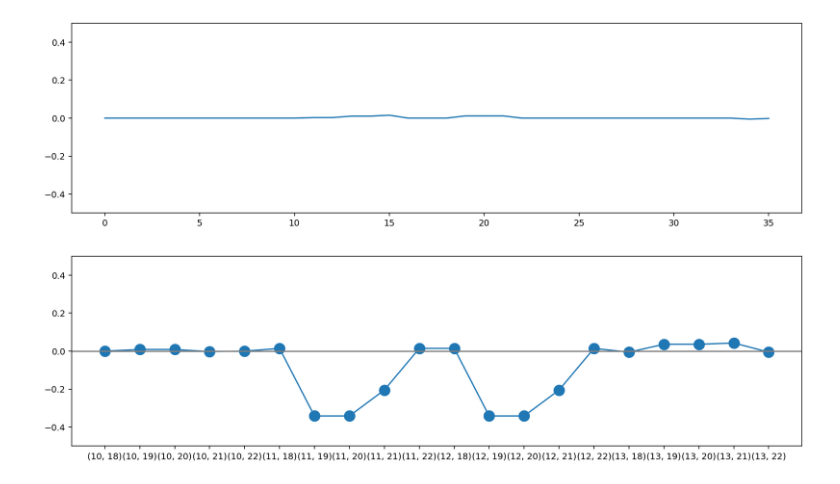
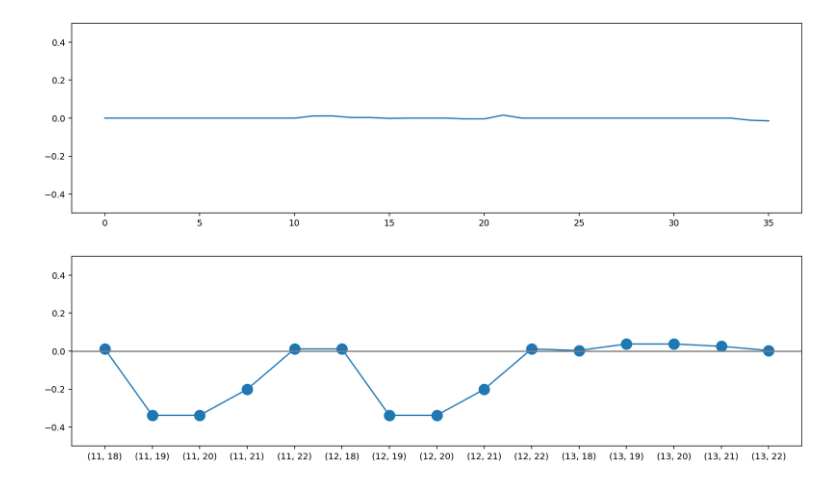
Before and after one commit to hackenbergstefan/securec-sidechannel-study, a Jupyter notebook: analyze/6_elementary.ipynb, the cells around one changed output. Drawn from its saved outputs; the diff is of its cells as text; code cells hidden in the pictures.

```diff
--- a/analyze/6_elementary.ipynb
+++ b/analyze/6_elementary.ipynb
@@ -44,0 +82,27 @@ def asmcapture(number_of_traces, inputfunction, asmcode):
+# %%
+data = asmcapture(
+    target="elmo",
+    number_of_traces=10_000,
+    inputfunction=lambda: randbytes(8),
+    asmcode="""
+        ldr r0, [%0]
+        nop\nnop\nnop\nnop\n
+        nop\nnop\nnop\nnop
+        ldr r1, [%0, #4]
+        """
+)
+# %%
+for label, selection_function in (
+    ("word 0", lambda value, _: sum([lascar.hamming(i) for i in value["input"][0:4]])),
+    ("word 1", lambda value, _: sum([lascar.hamming(i) for i in value["input"][4:8]])),
+    ("XOR", lambda value, _: sum([lascar.hamming(i1 ^ i2) for i1, i2 in zip(value["input"][0:4], value["input"][4:8])])),
+):
+    cpa = cpa_full(
+        dataset=data,
+        selection_function=selection_function,
+        guess_range=range(1),
+    )
+    plt.plot(cpa, label=label)
+
+plt.legend()
+plt.show()
@@ -47,11 +113,10 @@ def asmcapture(number_of_traces, inputfunction, asmcode):
 # %%
 data = asmcapture(
+    target="elmo",
     number_of_traces=10_000,
-    inputfunction=lambda: randbytes(8),
+    inputfunction=lambda: randbytes(4),
     asmcode="""
-        ldr r0, [%0]
-        nop\nnop\nnop\nnop
-        str r0, [%0, #4]
+        ldrb r0, [%0]
         """
 )
 # %%
@@ -98,6 +163,7 @@ def cpa_full_secondorder(dataset, selection_function, guess_range, rois):
     return output_method.result
 # %%
 data = asmcapture(
+    target="elmo",
     number_of_traces=10_000,
     inputfunction=lambda: randbytes(3),
     asmcode="""
@@ -132,17 +198,17 @@ plt.show()
 # %% [output]
 [figure]
 # %%
-rois = (range(10, 14), range(18, 23))
+rois = (range(11, 14), range(18, 23))
 cpa = cpa_full_secondorder(
     dataset=data,
     selection_function=lambda value, _: lascar.hamming(value["input"][0] ^ value["input"][1]),
     guess_range=range(1),
     rois=rois
 )
 plt.plot([str(i) for i in itertools.product(*rois)], cpa, marker="o", markersize=12)
 plt.xticks(np.arange(plt.xlim()[1]))
 plt.axhline(0, color="gray")
 plt.ylim((-0.5, 0.5))
 plt.show()
 # %% [output]
-[figure, old version]
+[figure, new version]
```
Also changed, not shown: parts of 10 cells of this notebook, 2 other files.
